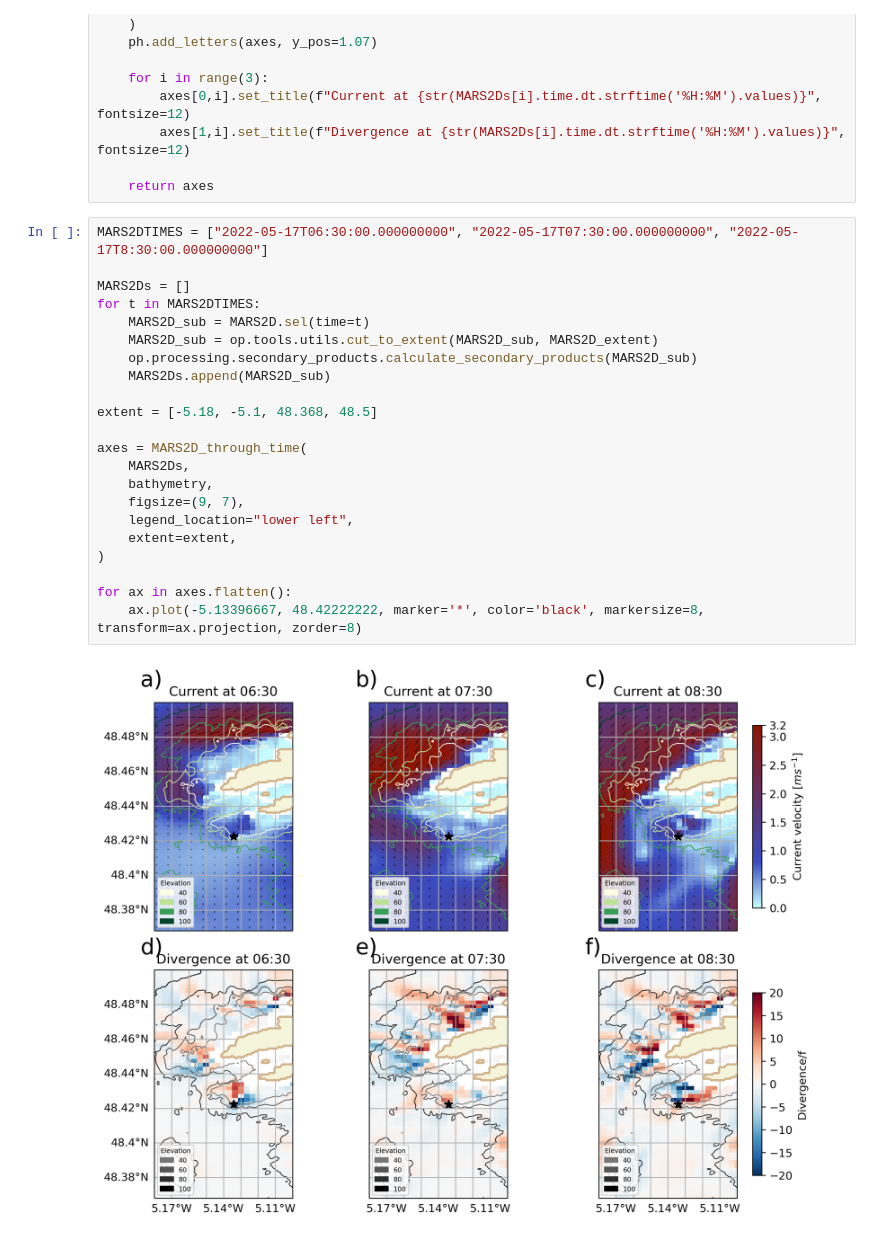
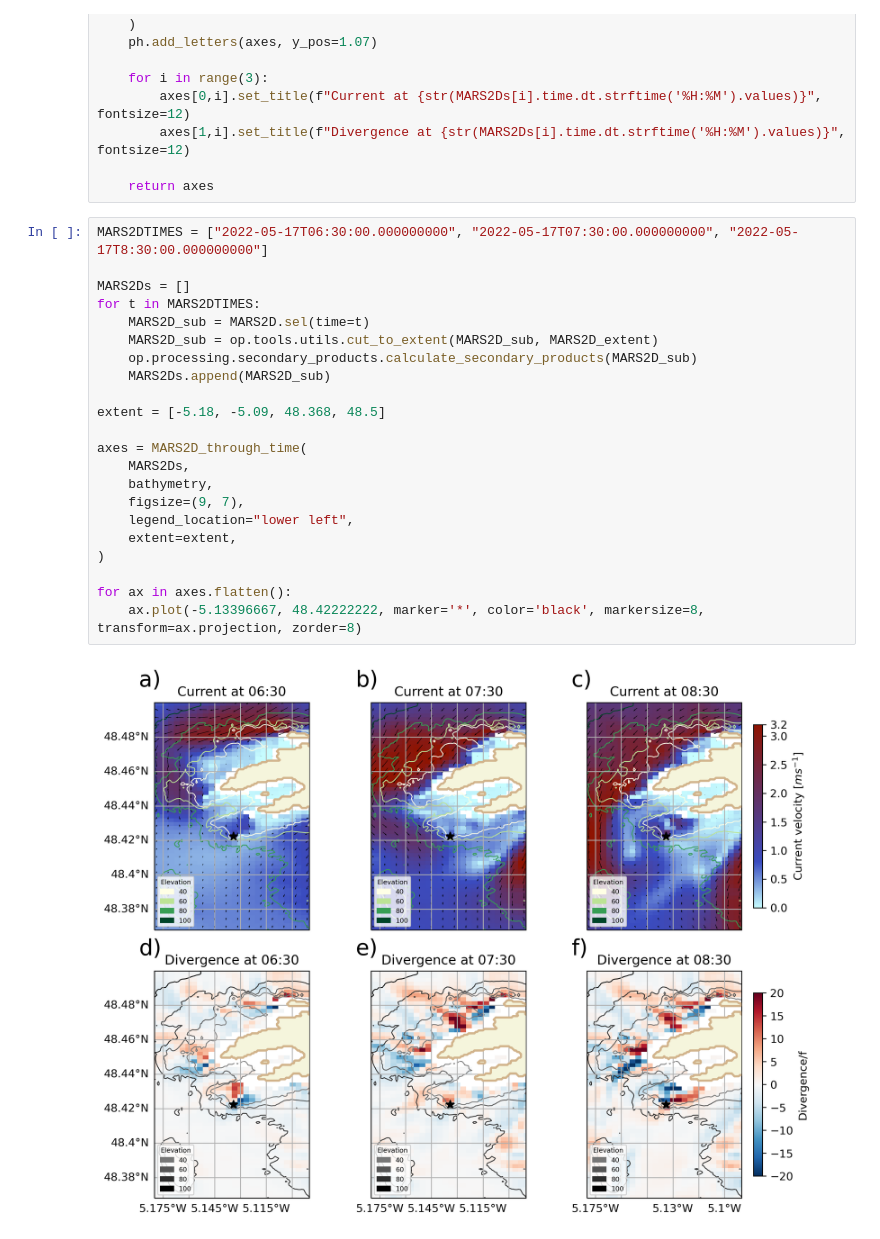
Before and after one commit to JWMichalski/oscarplus, a Jupyter notebook: examples/Iroise Sea divergence paper/Figures_1705.ipynb, the cells around one changed output. Cells and saved outputs as stored; diff of their text form.

Commit message:
slightly increase extent for MARS2D timeseries

```diff
--- a/examples/Iroise Sea divergence paper/Figures_1705.ipynb
+++ b/examples/Iroise Sea divergence paper/Figures_1705.ipynb
@@ -276,24 +276,24 @@ def MARS2D_through_time(
 # %%
 MARS2DTIMES = ["2022-05-17T06:30:00.000000000", "2022-05-17T07:30:00.000000000", "2022-05-17T8:30:00.000000000"]
 
 MARS2Ds = []
 for t in MARS2DTIMES:
     MARS2D_sub = MARS2D.sel(time=t)
     MARS2D_sub = op.tools.utils.cut_to_extent(MARS2D_sub, MARS2D_extent)
     op.processing.secondary_products.calculate_secondary_products(MARS2D_sub)
     MARS2Ds.append(MARS2D_sub)
 
-extent = [-5.18, -5.1, 48.368, 48.5]
+extent = [-5.18, -5.09, 48.368, 48.5]
 
 axes = MARS2D_through_time(
     MARS2Ds,
     bathymetry,
     figsize=(9, 7),
     legend_location="lower left",
     extent=extent,
 )
 
 for ax in axes.flatten():
     ax.plot(-5.13396667, 48.42222222, marker='*', color='black', markersize=8, transform=ax.projection, zorder=8)
 # %% [output]
-[figure, old version]
+[figure, new version]
```
